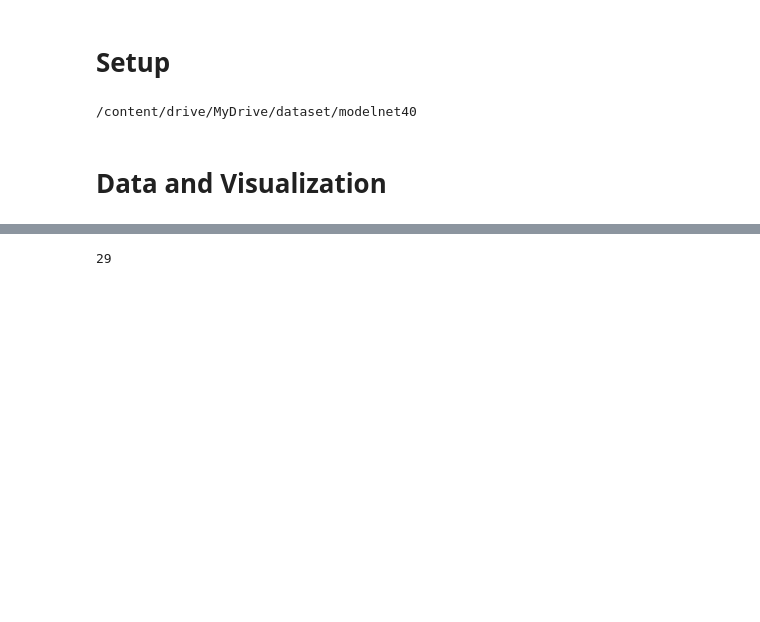
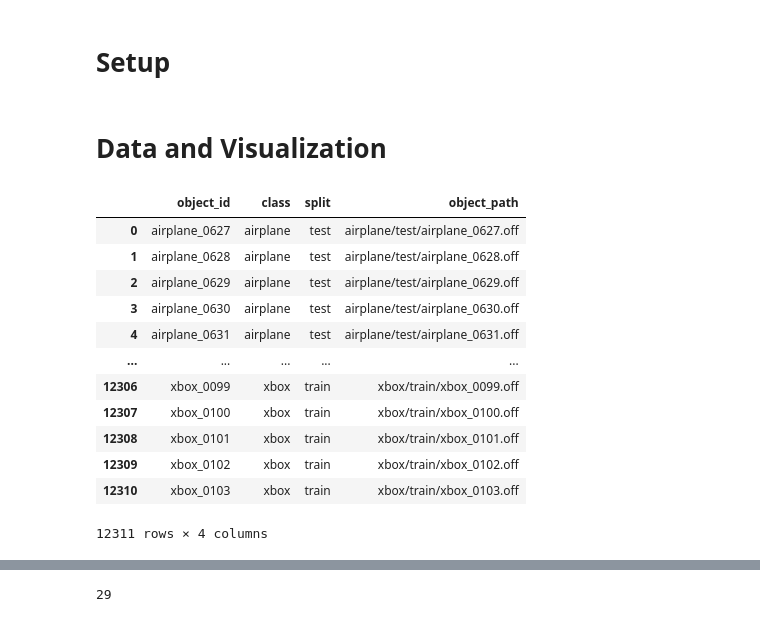
Before and after one commit to keran-w/3d-deep-learning, a Jupyter notebook: Notebooks/data_processing.ipynb, the cells around one changed output, grey strips where cells are left out. Saved outputs shown, nothing was run; the diff lists cells and outputs as text; code cells hidden in the pictures; blank space fills up the shorter version.

```diff
--- a/Notebooks/data_processing.ipynb
+++ b/Notebooks/data_processing.ipynb
@@ -44,6 +33,0 @@ clear_output()
-# %%
-dataset_name = 'modelnet40'
-%cd /content/drive/MyDrive/dataset/{dataset_name}
-base_path = Path('.')
-# %% [output]
-/content/drive/MyDrive/dataset/modelnet40
@@ -52 +41,19 @@ base_path = Path('.')
+# %%
+# we only use files that are existed
+metadata = pd.read_csv(base_path/'metadata_modelnet40.csv')
+metadata
+# %% [output]
+|  | object_id | class | split | object_path |
+| 0 | airplane_0627 | airplane | test | airplane/test/airplane_0627.off |
+| 1 | airplane_0628 | airplane | test | airplane/test/airplane_0628.off |
+| 2 | airplane_0629 | airplane | test | airplane/test/airplane_0629.off |
+| 3 | airplane_0630 | airplane | test | airplane/test/airplane_0630.off |
+| 4 | airplane_0631 | airplane | test | airplane/test/airplane_0631.off |
+| ... | ... | ... | ... | ... |
+| 12306 | xbox_0099 | xbox | train | xbox/train/xbox_0099.off |
+| 12307 | xbox_0100 | xbox | train | xbox/train/xbox_0100.off |
+| 12308 | xbox_0101 | xbox | train | xbox/train/xbox_0101.off |
+| 12309 | xbox_0102 | xbox | train | xbox/train/xbox_0102.off |
+| 12310 | xbox_0103 | xbox | train | xbox/train/xbox_0103.off |
+12311 rows × 4 columns
 # %%
```
Also changed, not shown: parts of 20 cells of this notebook, 2 other files.
